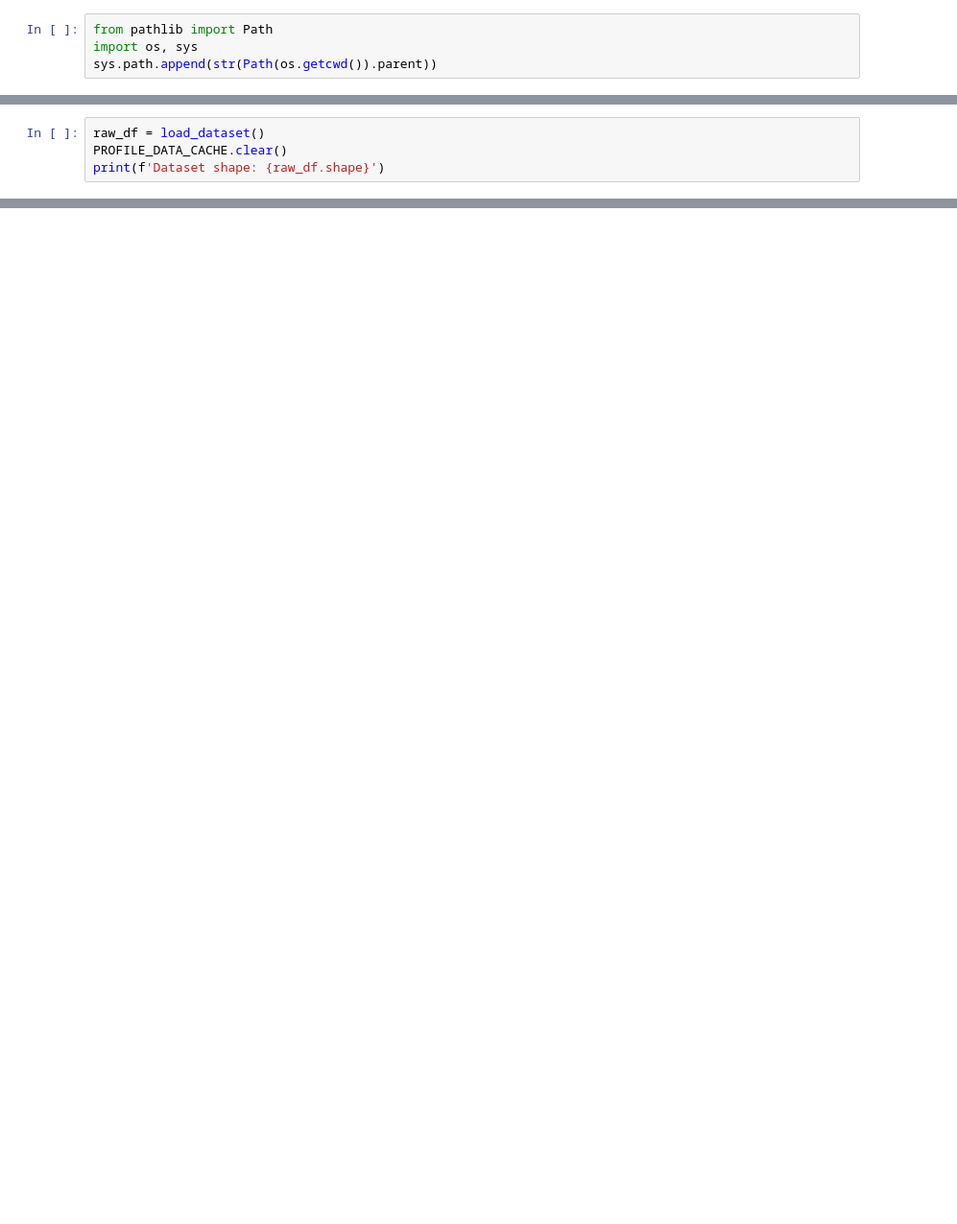
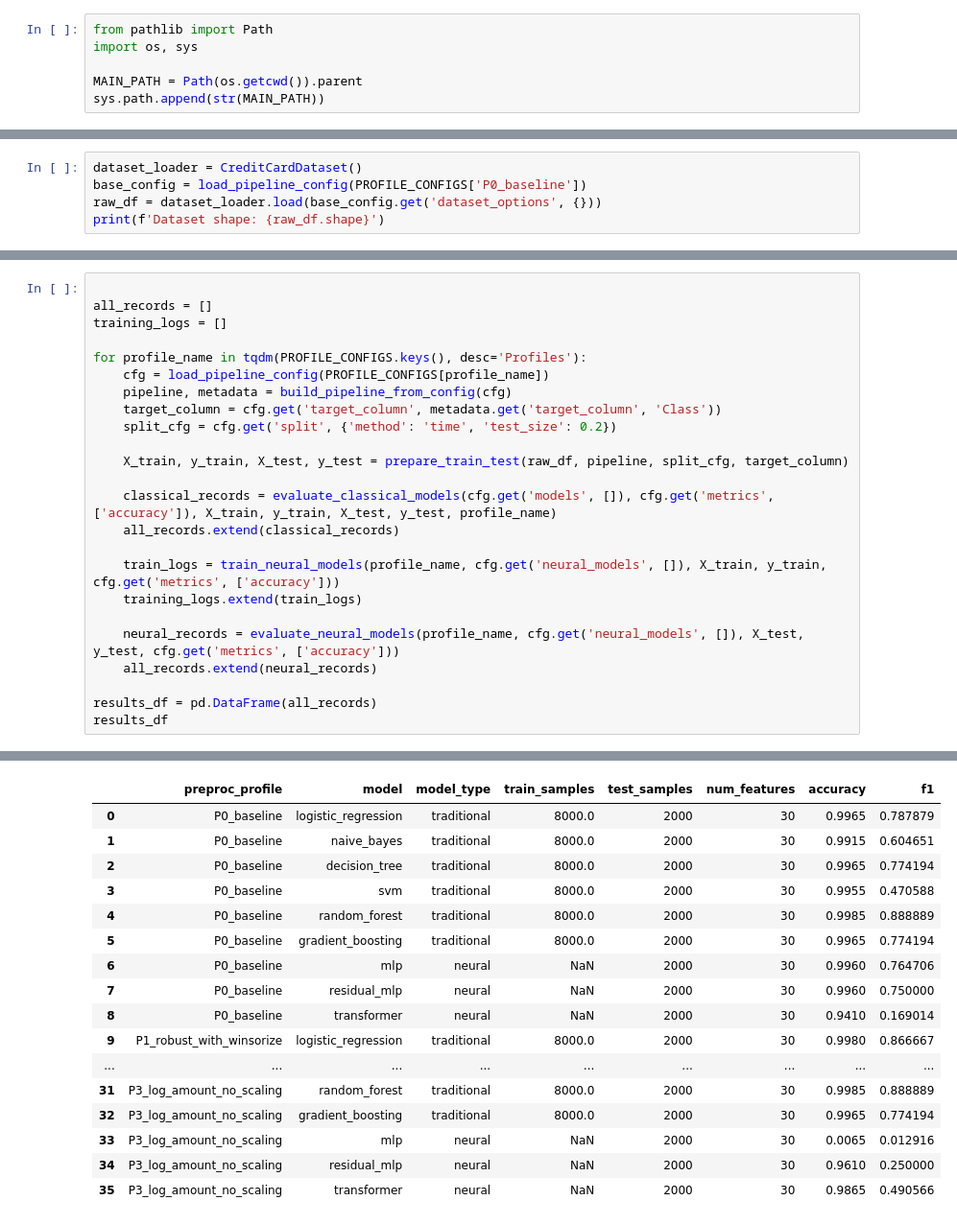
Before and after one commit to scdxwyxj-ops/ML_code_repo, a Jupyter notebook: scripts/q2.ipynb, the cells around one changed output, grey strips where cells are left out. Shown: that part at 96% size. Drawn from its saved outputs; the diff is of its cells as text; blank space fills up the shorter version.

Commit message:
rebuild pipeline

```diff
--- a/scripts/q2.ipynb
+++ b/scripts/q2.ipynb
@@ -5,4 +5,6 @@ This notebook compares classical machine learning models against neural networks
 # %%
 from pathlib import Path
 import os, sys
-sys.path.append(str(Path(os.getcwd()).parent))
+
+MAIN_PATH = Path(os.getcwd()).parent
+sys.path.append(str(MAIN_PATH))
@@ -347,4 +10,0 @@ def run_evaluation(raw_df: pd.DataFrame) -> pd.DataFrame:
-# %%
-raw_df = load_dataset()
-PROFILE_DATA_CACHE.clear()
-print(f'Dataset shape: {raw_df.shape}')
@@ -352,0 +293,5 @@ Dataset shape: (200000, 31)
+# %%
+dataset_loader = CreditCardDataset()
+base_config = load_pipeline_config(PROFILE_CONFIGS['P0_baseline'])
+raw_df = dataset_loader.load(base_config.get('dataset_options', {}))
+print(f'Dataset shape: {raw_df.shape}')
@@ -352,0 +300,25 @@ Dataset shape: (200000, 31)
+# %%
+
+all_records = []
+training_logs = []
+
+for profile_name in tqdm(PROFILE_CONFIGS.keys(), desc='Profiles'):
+    cfg = load_pipeline_config(PROFILE_CONFIGS[profile_name])
+    pipeline, metadata = build_pipeline_from_config(cfg)
+    target_column = cfg.get('target_column', metadata.get('target_column', 'Class'))
+    split_cfg = cfg.get('split', {'method': 'time', 'test_size': 0.2})
+
+    X_train, y_train, X_test, y_test = prepare_train_test(raw_df, pipeline, split_cfg, target_column)
+
+    classical_records = evaluate_classical_models(cfg.get('models', []), cfg.get('metrics', ['accuracy']), X_train, y_train, X_test, y_test, profile_name)
+    all_records.extend(classical_records)
+
+    train_logs = train_neural_models(profile_name, cfg.get('neural_models', []), X_train, y_train, cfg.get('metrics', ['accuracy']))
+    training_logs.extend(train_logs)
+
+    neural_records = evaluate_neural_models(profile_name, cfg.get('neural_models', []), X_test, y_test, cfg.get('metrics', ['accuracy']))
+    all_records.extend(neural_records)
+
+results_df = pd.DataFrame(all_records)
+results_df
+# %% [output]
@@ -353 +373,18 @@ Dataset shape: (200000, 31)
+|  | preproc_profile | model | model_type | train_samples | test_samples | num_features | accuracy | f1 |
+| 0 | P0_baseline | logistic_regression | traditional | 8000.0 | 2000 | 30 | 0.9965 | 0.787879 |
+| 1 | P0_baseline | naive_bayes | traditional | 8000.0 | 2000 | 30 | 0.9915 | 0.604651 |
+| 2 | P0_baseline | decision_tree | traditional | 8000.0 | 2000 | 30 | 0.9965 | 0.774194 |
+| 3 | P0_baseline | svm | traditional | 8000.0 | 2000 | 30 | 0.9955 | 0.470588 |
+| 4 | P0_baseline | random_forest | traditional | 8000.0 | 2000 | 30 | 0.9985 | 0.888889 |
+| 5 | P0_baseline | gradient_boosting | traditional | 8000.0 | 2000 | 30 | 0.9965 | 0.774194 |
+| 6 | P0_baseline | mlp | neural | NaN | 2000 | 30 | 0.9960 | 0.764706 |
+| 7 | P0_baseline | residual_mlp | neural | NaN | 2000 | 30 | 0.9960 | 0.750000 |
+| 8 | P0_baseline | transformer | neural | NaN | 2000 | 30 | 0.9410 | 0.169014 |
+| 9 | P1_robust_with_winsorize | logistic_regression | traditional | 8000.0 | 2000 | 30 | 0.9980 | 0.866667 |
+| ... | ... | ... | ... | ... | ... | ... | ... | ... |
+| 31 | P3_log_amount_no_scaling | random_forest | traditional | 8000.0 | 2000 | 30 | 0.9985 | 0.888889 |
+| 32 | P3_log_amount_no_scaling | gradient_boosting | traditional | 8000.0 | 2000 | 30 | 0.9965 | 0.774194 |
+| 33 | P3_log_amount_no_scaling | mlp | neural | NaN | 2000 | 30 | 0.0065 | 0.012916 |
+| 34 | P3_log_amount_no_scaling | residual_mlp | neural | NaN | 2000 | 30 | 0.9610 | 0.250000 |
+| 35 | P3_log_amount_no_scaling | transformer | neural | NaN | 2000 | 30 | 0.9865 | 0.490566 |
 # %%
```
Also changed, not shown: parts of 12 cells of this notebook, 46 other files.
